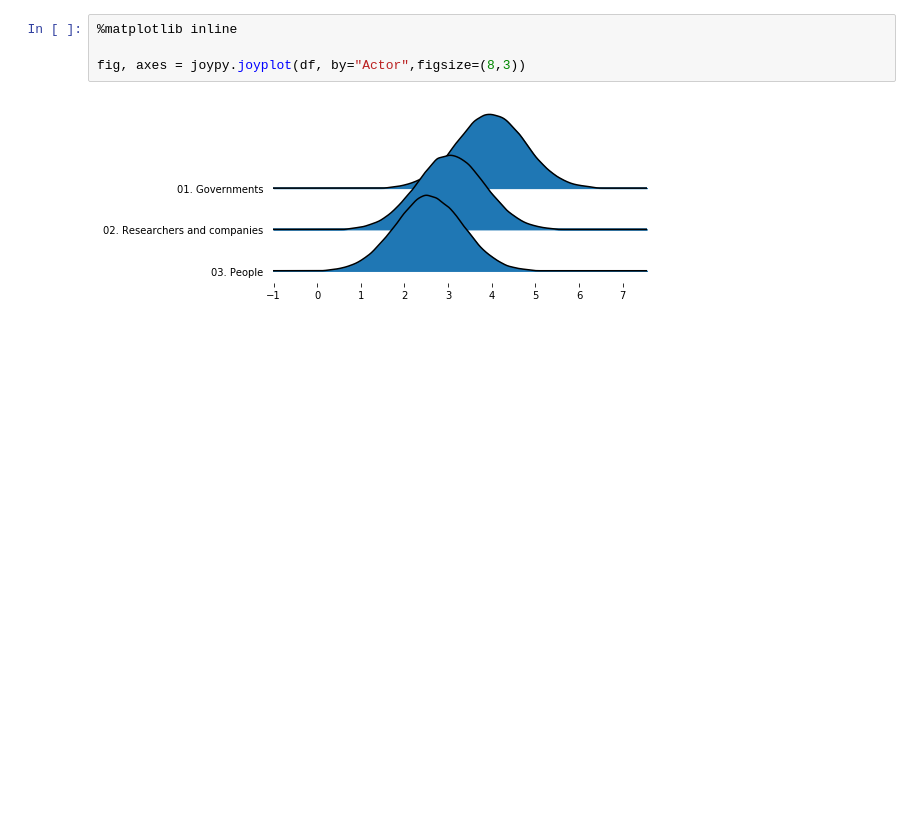
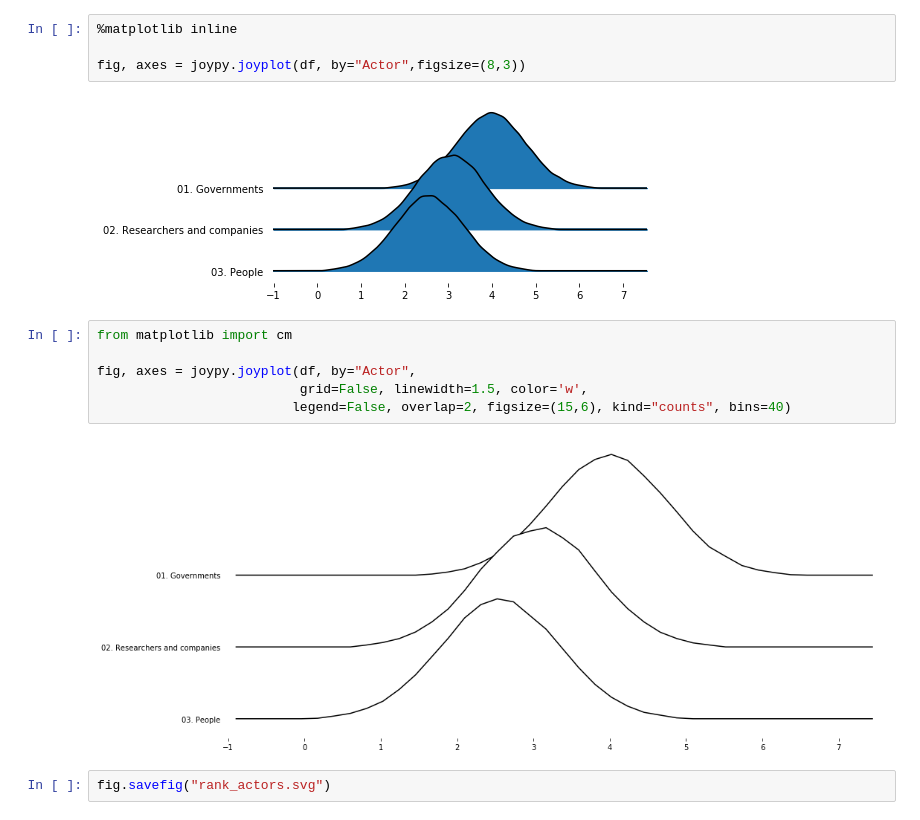
Before and after one commit to caluap/HCIN600-P2-Data_analysis, a Jupyter notebook: Unknown pleasures (Actors).ipynb, the cells around one changed output. Saved outputs shown, nothing was run; the diff lists cells and outputs as text; blank space fills up the shorter version.

```diff
--- a/Unknown pleasures (Actors).ipynb
+++ b/Unknown pleasures (Actors).ipynb
@@ -66,3 +78,13 @@ print(df)
 fig, axes = joypy.joyplot(df, by="Actor",figsize=(8,3))
 # %% [output]
 [figure]
+# %%
+from matplotlib import cm
+
+fig, axes = joypy.joyplot(df, by="Actor",
+                          grid=False, linewidth=1.5, color='w',
+                         legend=False, overlap=2, figsize=(15,6), kind="counts", bins=40)
+# %% [output]
+[figure, added]
+# %%
+fig.savefig("rank_actors.svg")
```
Also changed, not shown: parts of 2 cells of this notebook, 6 other files.
